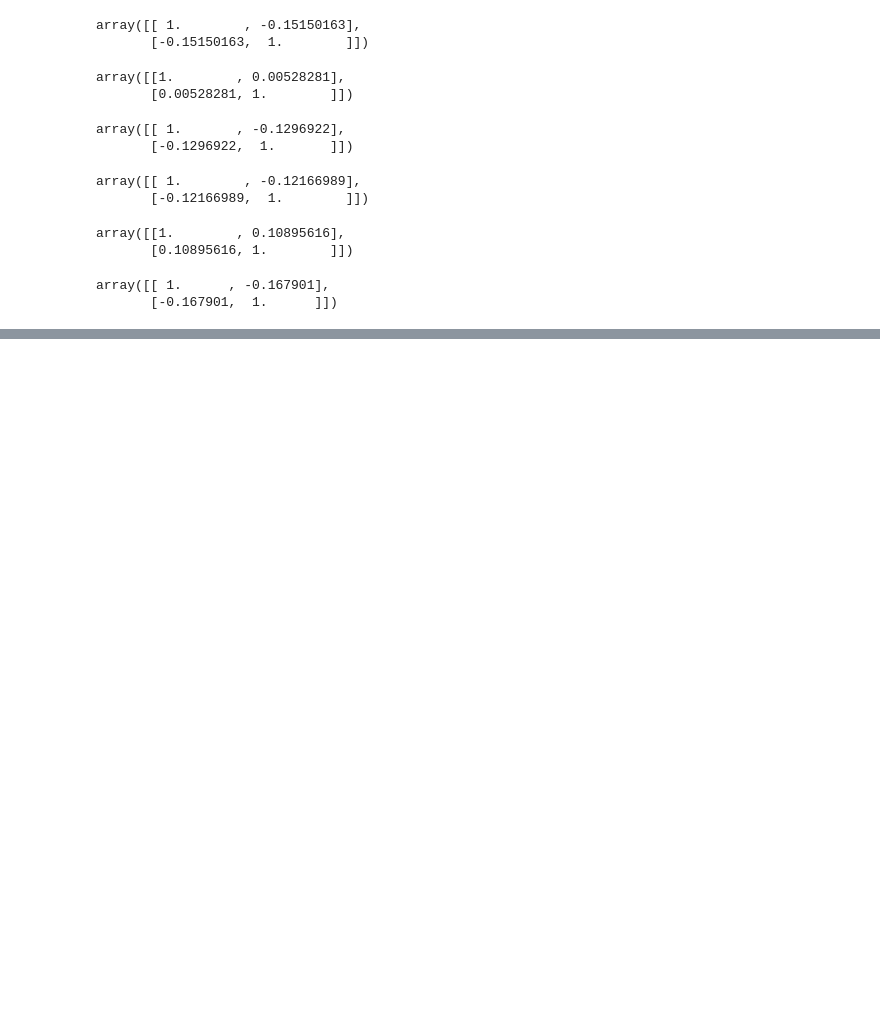
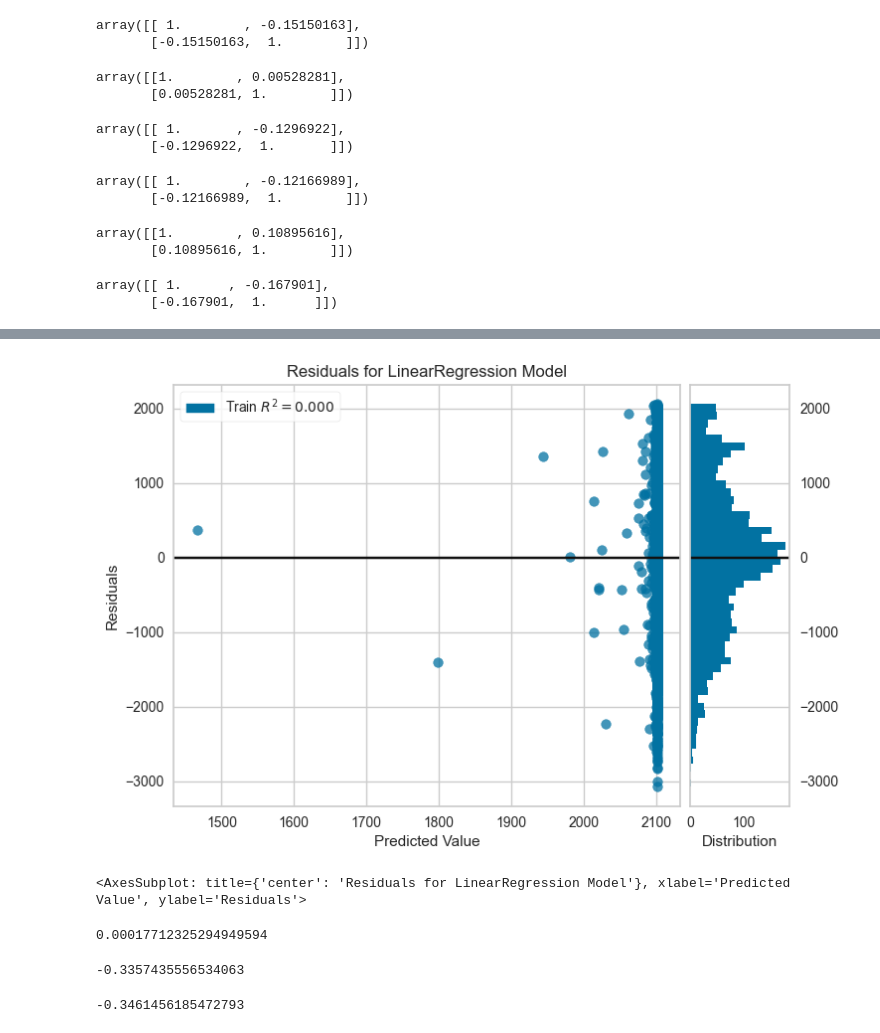
Before and after one commit to oziieljuniior/Print_de_telas, a Jupyter notebook: python_project/Relatorios/hera_0_1.ipynb, the cells around one changed output, grey strips where cells are left out. Cells and saved outputs as stored; diff of their text form; code cells hidden in the pictures; blank space fills up the shorter version.

```diff
--- a/python_project/Relatorios/hera_0_1.ipynb
+++ b/python_project/Relatorios/hera_0_1.ipynb
@@ -1085,0 +1089,19 @@ LinearRegression()
+# %%
+visualizador = ResidualsPlot(modelo)
+visualizador.fit(np.array(data['Odds']).reshape(-1,1), np.array(data['Qt_Apostadores']))
+visualizador.poof()
+# %% [output]
+[figure, added]
+<AxesSubplot: title={'center': 'Residuals for LinearRegression Model'}, xlabel='Predicted Value', ylabel='Residuals'>
+# %%
+modelo.score(np.array(data['Odds']).reshape(-1,1), np.array(data['Qt_Apostadores']))
+# %% [output]
+0.00017712325294949594
+# %%
+modelo.score(np.array(data7['Odds']).reshape(-1,1), np.array(data7['Qt_Apostadores']))
+# %% [output]
+-0.3357435556534063
+# %%
+modelo.score(np.array(data2['Odds']).reshape(-1,1), np.array(data2['Qt_Apostadores']))
+# %% [output]
+-0.3461456185472793
```
Also changed, not shown: parts of 62 cells of this notebook, 1 other file.
